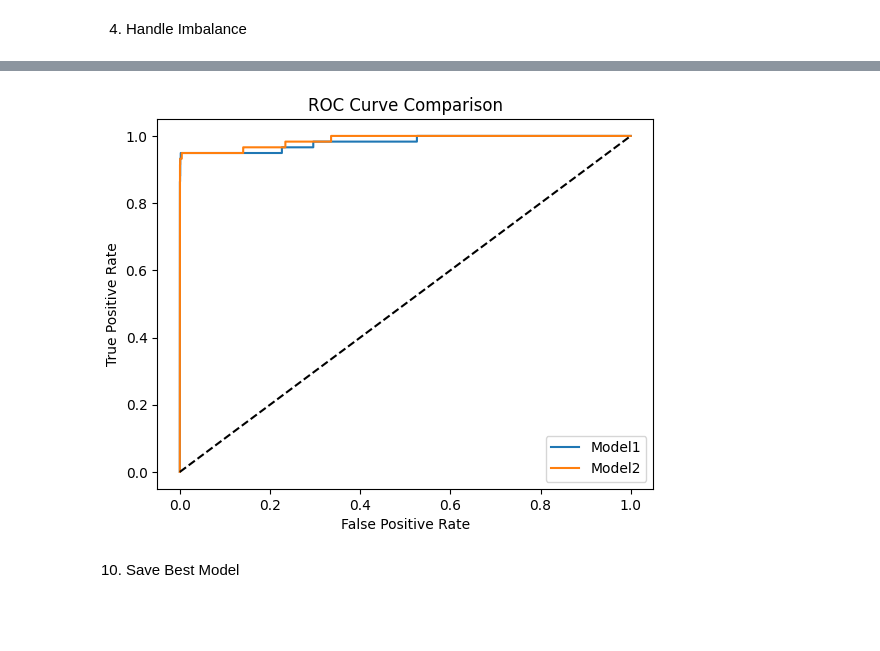
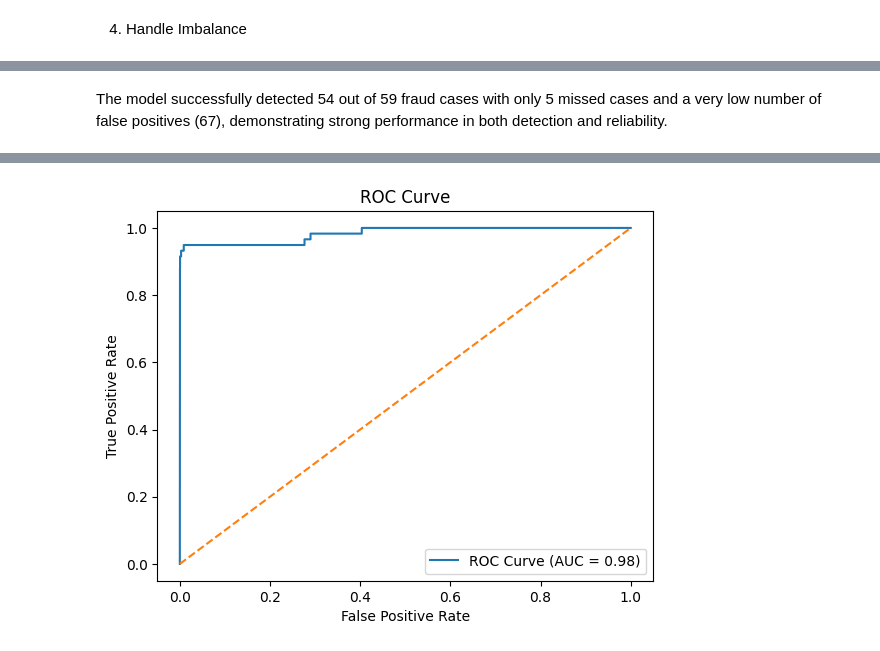
Before and after one commit to alkhurayjah/Task_DL, a Jupyter notebook: Abdullah_Alkhurayjah_DL.ipynb, the cells around one changed output, grey strips where cells are left out. Cells and saved outputs as stored; diff of their text form; code cells hidden in the pictures; blank space fills up the shorter version.

```diff
--- a/Abdullah_Alkhurayjah_DL.ipynb
+++ b/Abdullah_Alkhurayjah_DL.ipynb
@@ -200,0 +199,18 @@ ROC Curve
+# %%
+# =========================
+# 7. Compare Models
+# =========================
+f1_model1 = evaluate_model(model1, X_test, y_test, "Simple ANN")
+f1_model2 = evaluate_model(model2, X_test, y_test, "Regularized ANN")
+
+# Best Model
+if f1_model1 > f1_model2:
+    best_model = model1
+    best_name = "Simple ANN"
+else:
+    best_model = model2
+    best_name = "Regularized ANN"
+
+print("\n====================================")
+print(f"🏆 BEST MODEL: {best_name}")
+print("====================================")
@@ -201,19 +250,22 @@ ROC Curve
+# %% [markdown]
+The model successfully detected 54 out of 59 fraud cases with only 5 missed cases and a very low number of false positives (67), demonstrating strong performance in both detection and reliability.
 # %%
-# ROC curve comparison
-def plot_roc(model, X_test, y_test, label):
-    y_prob = model.predict(X_test)
-    fpr, tpr, _ = roc_curve(y_test, y_prob)
-    plt.plot(fpr, tpr, label=label)
+from sklearn.metrics import roc_curve, auc
+import matplotlib.pyplot as plt
+
+y_prob = best_model.predict(X_test)
+
+fpr, tpr, _ = roc_curve(y_test, y_prob)
+roc_auc = auc(fpr, tpr)
 
 plt.figure()
+plt.plot(fpr, tpr, label=f"ROC Curve (AUC = {roc_auc:.2f})")
+plt.plot([0, 1], [0, 1], linestyle='--')
 
-plot_roc(model1, X_test, y_test, "Model1")
-plot_roc(model2, X_test, y_test, "Model2")
-
-plt.plot([0,1], [0,1], 'k--')
 plt.xlabel("False Positive Rate")
 plt.ylabel("True Positive Rate")
-plt.title("ROC Curve Comparison")
+plt.title("ROC Curve")
 plt.legend()
+
 plt.show()
 # %% [output]
@@ -222,3 +273 @@ plt.show()
-[figure, old version]
+[figure, new version]
-# %% [markdown]
-10. Save Best Model
```
Also changed, not shown: parts of 25 cells of this notebook.
